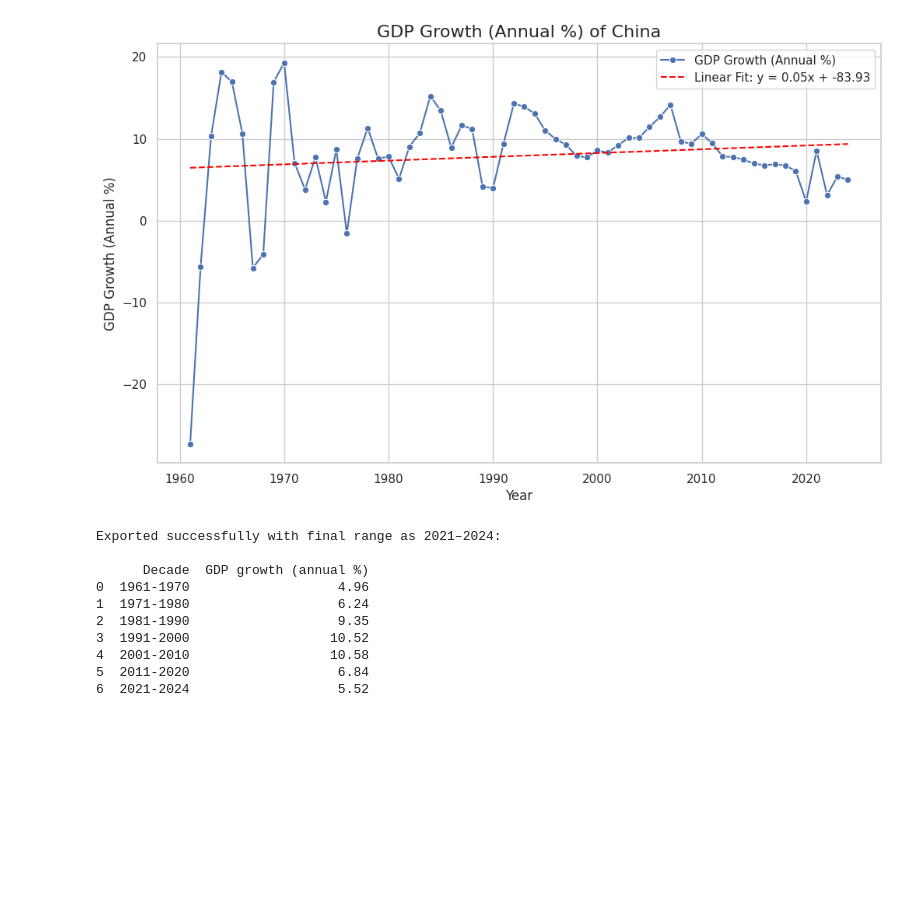
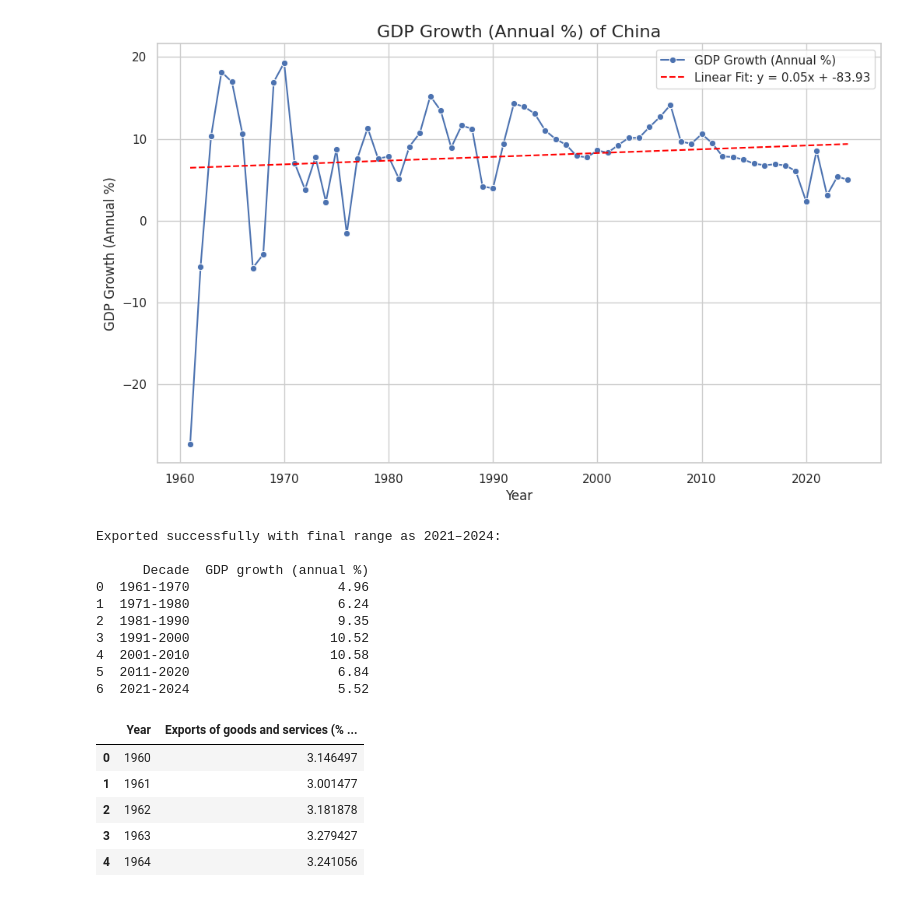
Before and after one commit to Savycode10/Economic-Growth, a Jupyter notebook: China_GDP.ipynb, the cells around one changed output. Cells and saved outputs as stored; diff of their text form; code cells hidden in the pictures; blank space fills up the shorter version.

```diff
--- a/China_GDP.ipynb
+++ b/China_GDP.ipynb
@@ -94,3 +94,14 @@ Exported successfully with final range as 2021–2024:
 4  2001-2010                  10.58
 5  2011-2020                   6.84
 6  2021-2024                   5.52
+# %%
+import pandas as pd
+df = pd.read_excel('China Export of Goods and Services.xlsx')
+df.head()
+# %% [output]
+|  | Year | Exports of goods and services (% ... |
+| 0 | 1960 | 3.146497 |
+| 1 | 1961 | 3.001477 |
+| 2 | 1962 | 3.181878 |
+| 3 | 1963 | 3.279427 |
+| 4 | 1964 | 3.241056 |
```
Also changed, not shown: parts of 5 cells of this notebook.
